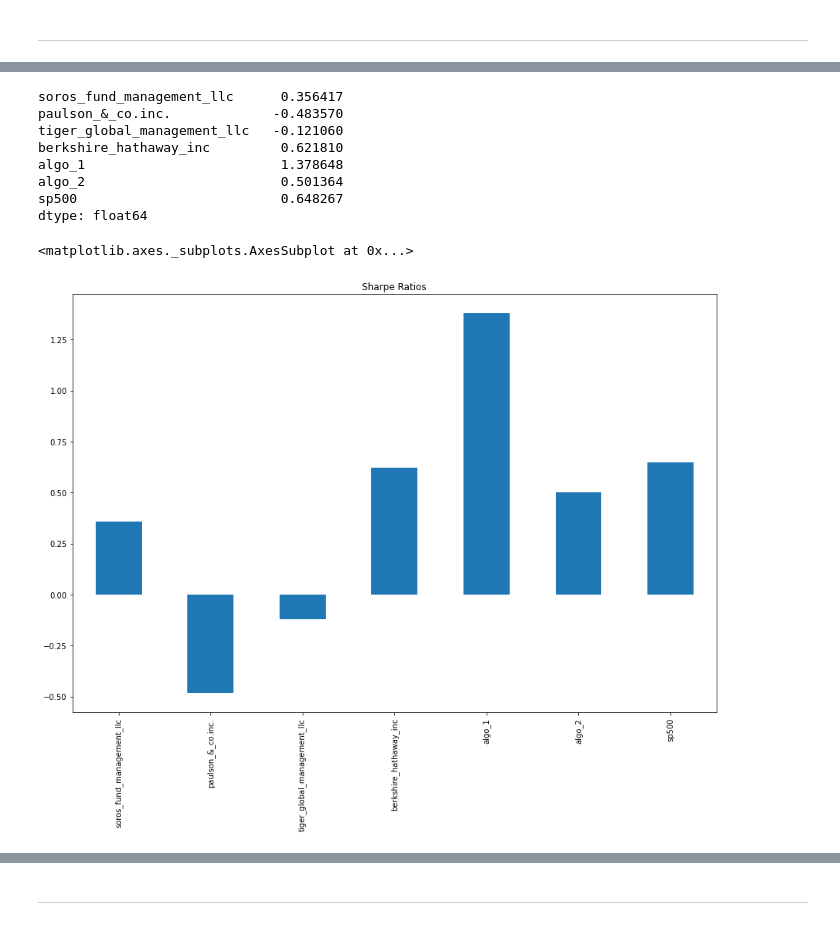
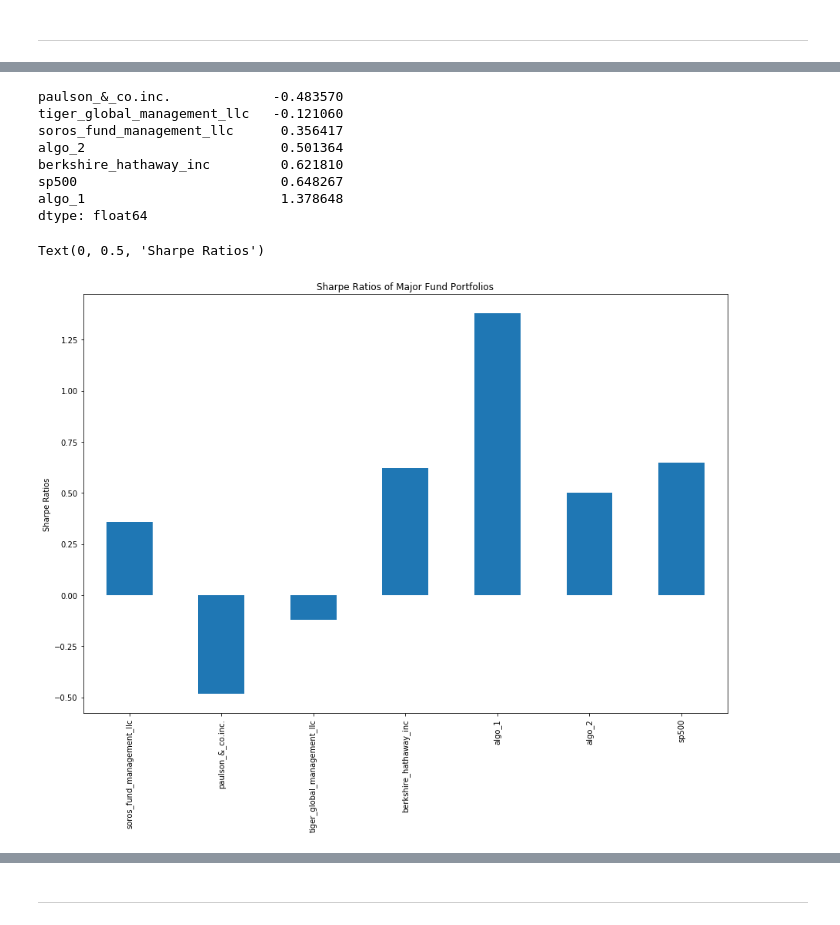
Before and after one commit to EmilianoAmador/Emiliano_Amador_a_whale_off_the_portfolio, a Jupyter notebook: whale_analysis.ipynb, the cells around one changed output, grey strips where cells are left out. Drawn from its saved outputs; the diff is of its cells as text; code cells hidden in the pictures.

```diff
--- a/whale_analysis.ipynb
+++ b/whale_analysis.ipynb
@@ -169,10 +169,10 @@ sp500_daily_returns.head()
 ## Combine Whale, Algorithmic, and S&P 500 Returns
 # %%
 # Concatenate all DataFrames into a single DataFrame
-joined_daily_returns = pd.concat([whale_returns_csv, algo_returns_csv, sp500_daily_returns], axis="columns", join="inner")
-joined_daily_returns.columns = joined_daily_returns.columns.str.strip().str.lower().str.replace(' ', '_').str.replace('(', '').str.replace(')', '')
-joined_daily_returns.dropna(inplace=True)
-joined_daily_returns
+all_daily_returns = pd.concat([whale_returns_csv, algo_returns_csv, sp500_daily_returns], axis="columns", join="inner")
+all_daily_returns.columns = all_daily_returns.columns.str.strip().str.lower().str.replace(' ', '_').str.replace('(', '').str.replace(')', '')
+all_daily_returns.dropna(inplace=True)
+all_daily_returns.head()
 # %% [output]
 |  | soros_fund_management_llc | paulson_&_co.inc. | tiger_global_management_llc | berkshire_hathaway_inc | algo_1 | algo_2 | ... |
 | Date |  |  |  |  |  |  | ... |
@@ -331,19 +340,20 @@ Calculate and plot the annualized Sharpe ratios for all portfolios to determine
 # %%
 # Annualzied Sharpe Ratios
-sharpe_ratios = (joined_daily_returns.mean() * 252) / (joined_daily_returns.std() * np.sqrt(252))
-sharpe_ratios
+sharpe_ratios = (all_daily_returns.mean() * 252) / (all_daily_returns.std() * np.sqrt(252))  # annual average returns / annual average standard deviations
+sharpe_ratios.sort_values()
 # %% [output]
-soros_fund_management_llc      0.356417
 paulson_&_co.inc.             -0.483570
 tiger_global_management_llc   -0.121060
+soros_fund_management_llc      0.356417
+algo_2                         0.501364
 berkshire_hathaway_inc         0.621810
+sp500                          0.648267
 algo_1                         1.378648
-algo_2                         0.501364
-sp500                          0.648267
 dtype: float64
 # %%
 # Visualize the sharpe ratios as a bar plot
-sharpe_ratios.plot(kind="bar", figsize=(15, 10), title="Sharpe Ratios")
+sharpe_plot_obj = sharpe_ratios.plot(kind="bar", figsize=(15, 10), title="Sharpe Ratios of Major Fund Portfolios")
+sharpe_plot_obj.set_ylabel('Sharpe Ratios')
 # %% [output]
-<matplotlib.axes._subplots.AxesSubplot at 0x...>
+Text(0, 0.5, 'Sharpe Ratios')
-[figure, old version]
+[figure, new version]
```
Also changed, not shown: parts of 72 cells of this notebook, 3 other files.
